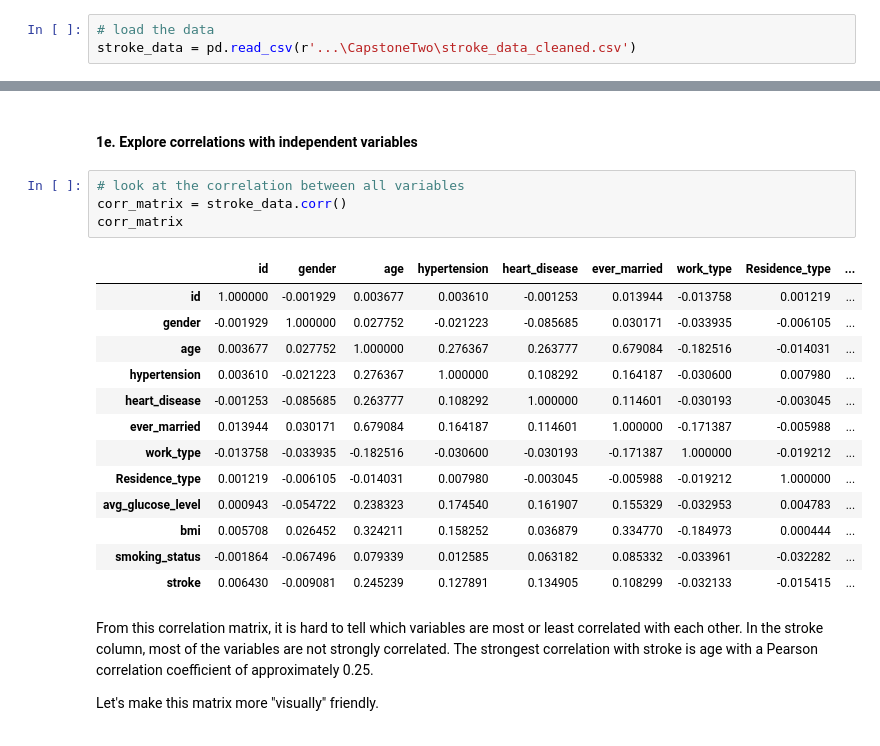
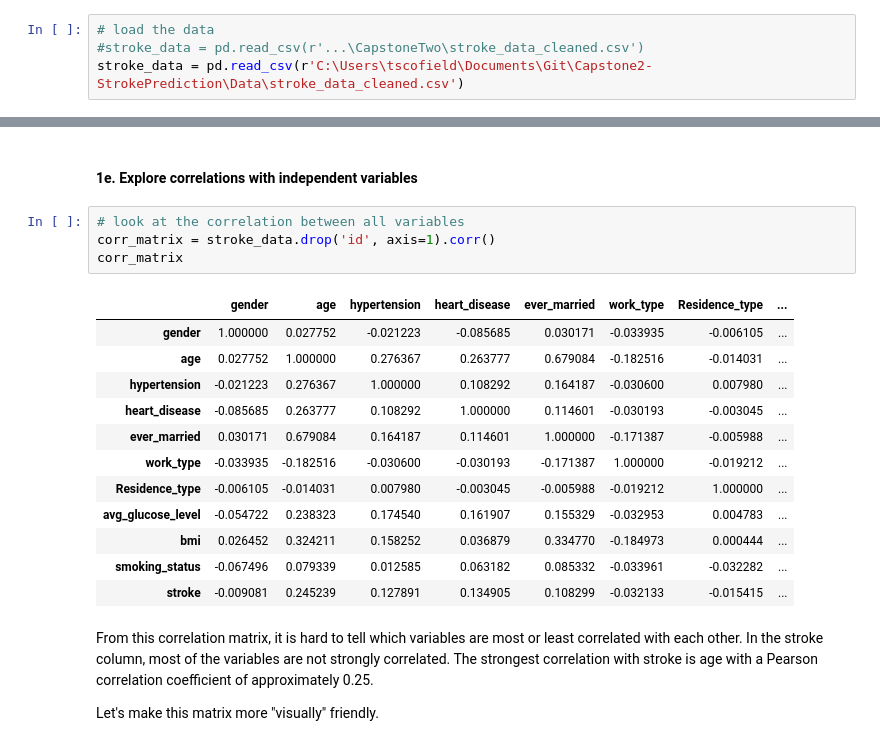
Before and after one commit to tscofield034/Capstone2-StrokePrediction, a Jupyter notebook: Notebooks/EDA.ipynb, the cells around one changed output, grey strips where cells are left out. Cells and saved outputs as stored; diff of their text form.

```diff
--- a/Notebooks/EDA.ipynb
+++ b/Notebooks/EDA.ipynb
@@ -16,7 +14,8 @@ from library.sb_utils import save_file
 #### 1b. Load the cleaned data
 # %%
 # load the data
-stroke_data = pd.read_csv(r'...\CapstoneTwo\stroke_data_cleaned.csv')
+#stroke_data = pd.read_csv(r'...\CapstoneTwo\stroke_data_cleaned.csv')
+stroke_data = pd.read_csv(r'C:\Users\tscofield\Documents\Git\Capstone2-StrokePrediction\Data\stroke_data_cleaned.csv')
 # %% [markdown]
 #### 1c. Explore the data
 # %%
@@ -93,22 +92,21 @@ The class imbalance present is going to dictate how we evaluate our models in fu
 #### 1e. Explore correlations with independent variables
 # %%
 # look at the correlation between all variables
-corr_matrix = stroke_data.corr()
+corr_matrix = stroke_data.drop('id', axis=1).corr()
 corr_matrix
 # %% [output]
-|  | id | gender | age | hypertension | heart_disease | ever_married | work_type | Residence_type | ... |
-| id | 1.000000 | -0.001929 | 0.003677 | 0.003610 | -0.001253 | 0.013944 | -0.013758 | 0.001219 | ... |
-| gender | -0.001929 | 1.000000 | 0.027752 | -0.021223 | -0.085685 | 0.030171 | -0.033935 | -0.006105 | ... |
-| age | 0.003677 | 0.027752 | 1.000000 | 0.276367 | 0.263777 | 0.679084 | -0.182516 | -0.014031 | ... |
-| hypertension | 0.003610 | -0.021223 | 0.276367 | 1.000000 | 0.108292 | 0.164187 | -0.030600 | 0.007980 | ... |
-| heart_disease | -0.001253 | -0.085685 | 0.263777 | 0.108292 | 1.000000 | 0.114601 | -0.030193 | -0.003045 | ... |
-| ever_married | 0.013944 | 0.030171 | 0.679084 | 0.164187 | 0.114601 | 1.000000 | -0.171387 | -0.005988 | ... |
-| work_type | -0.013758 | -0.033935 | -0.182516 | -0.030600 | -0.030193 | -0.171387 | 1.000000 | -0.019212 | ... |
-| Residence_type | 0.001219 | -0.006105 | -0.014031 | 0.007980 | -0.003045 | -0.005988 | -0.019212 | 1.000000 | ... |
-| avg_glucose_level | 0.000943 | -0.054722 | 0.238323 | 0.174540 | 0.161907 | 0.155329 | -0.032953 | 0.004783 | ... |
-| bmi | 0.005708 | 0.026452 | 0.324211 | 0.158252 | 0.036879 | 0.334770 | -0.184973 | 0.000444 | ... |
-| smoking_status | -0.001864 | -0.067496 | 0.079339 | 0.012585 | 0.063182 | 0.085332 | -0.033961 | -0.032282 | ... |
-| stroke | 0.006430 | -0.009081 | 0.245239 | 0.127891 | 0.134905 | 0.108299 | -0.032133 | -0.015415 | ... |
+|  | gender | age | hypertension | heart_disease | ever_married | work_type | Residence_type | ... |
+| gender | 1.000000 | 0.027752 | -0.021223 | -0.085685 | 0.030171 | -0.033935 | -0.006105 | ... |
+| age | 0.027752 | 1.000000 | 0.276367 | 0.263777 | 0.679084 | -0.182516 | -0.014031 | ... |
+| hypertension | -0.021223 | 0.276367 | 1.000000 | 0.108292 | 0.164187 | -0.030600 | 0.007980 | ... |
+| heart_disease | -0.085685 | 0.263777 | 0.108292 | 1.000000 | 0.114601 | -0.030193 | -0.003045 | ... |
+| ever_married | 0.030171 | 0.679084 | 0.164187 | 0.114601 | 1.000000 | -0.171387 | -0.005988 | ... |
+| work_type | -0.033935 | -0.182516 | -0.030600 | -0.030193 | -0.171387 | 1.000000 | -0.019212 | ... |
+| Residence_type | -0.006105 | -0.014031 | 0.007980 | -0.003045 | -0.005988 | -0.019212 | 1.000000 | ... |
+| avg_glucose_level | -0.054722 | 0.238323 | 0.174540 | 0.161907 | 0.155329 | -0.032953 | 0.004783 | ... |
+| bmi | 0.026452 | 0.324211 | 0.158252 | 0.036879 | 0.334770 | -0.184973 | 0.000444 | ... |
+| smoking_status | -0.067496 | 0.079339 | 0.012585 | 0.063182 | 0.085332 | -0.033961 | -0.032282 | ... |
+| stroke | -0.009081 | 0.245239 | 0.127891 | 0.134905 | 0.108299 | -0.032133 | -0.015415 | ... |
 # %% [markdown]
 From this correlation matrix, it is hard to tell which variables are most or least correlated with each other. In the stroke column, most of the variables are not strongly correlated. The strongest correlation with stroke is age with a Pearson correlation coefficient of approximately 0.25.
 
```
Also changed, not shown: parts of 4 cells of this notebook, 1 other file.
